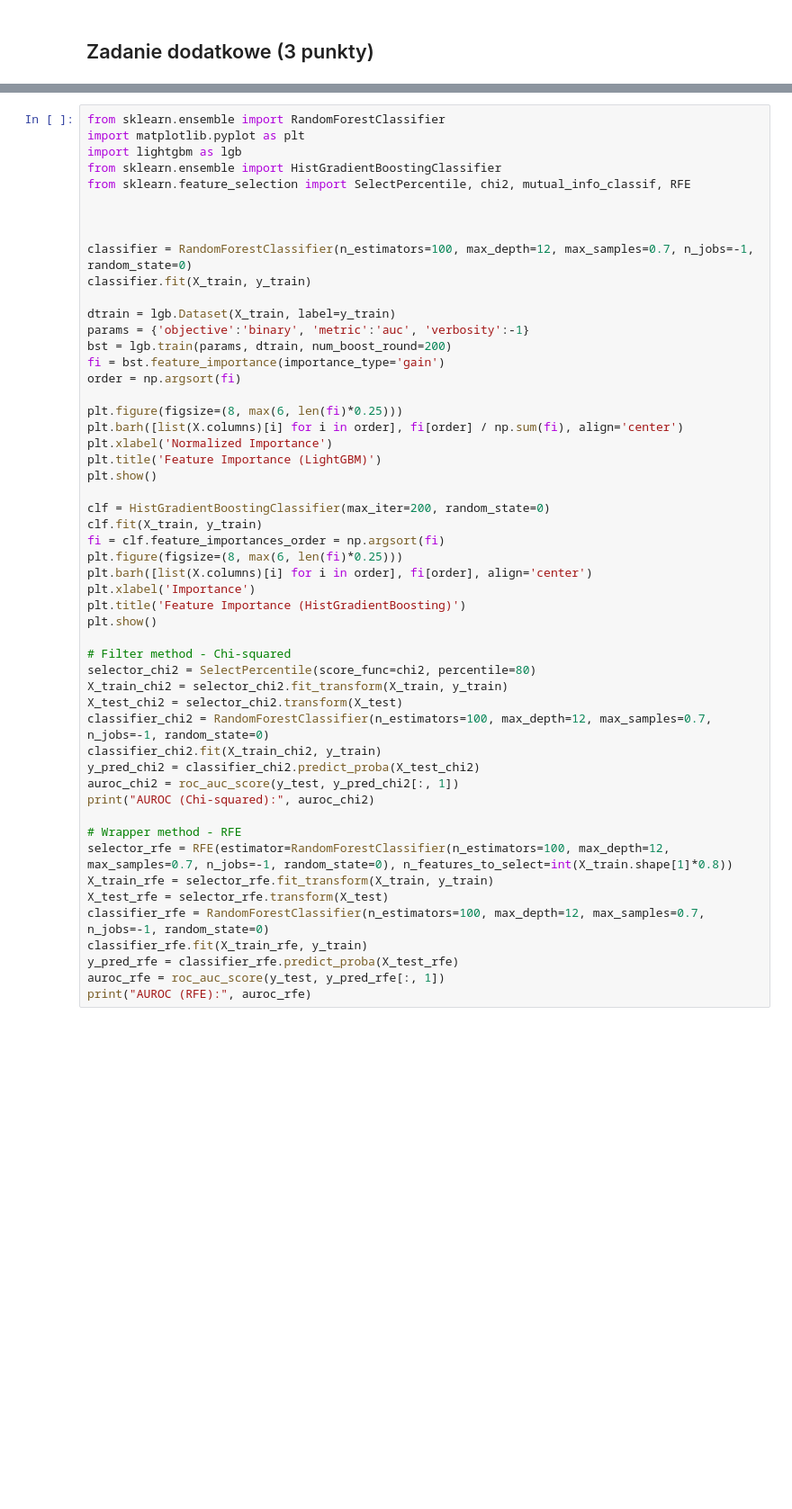
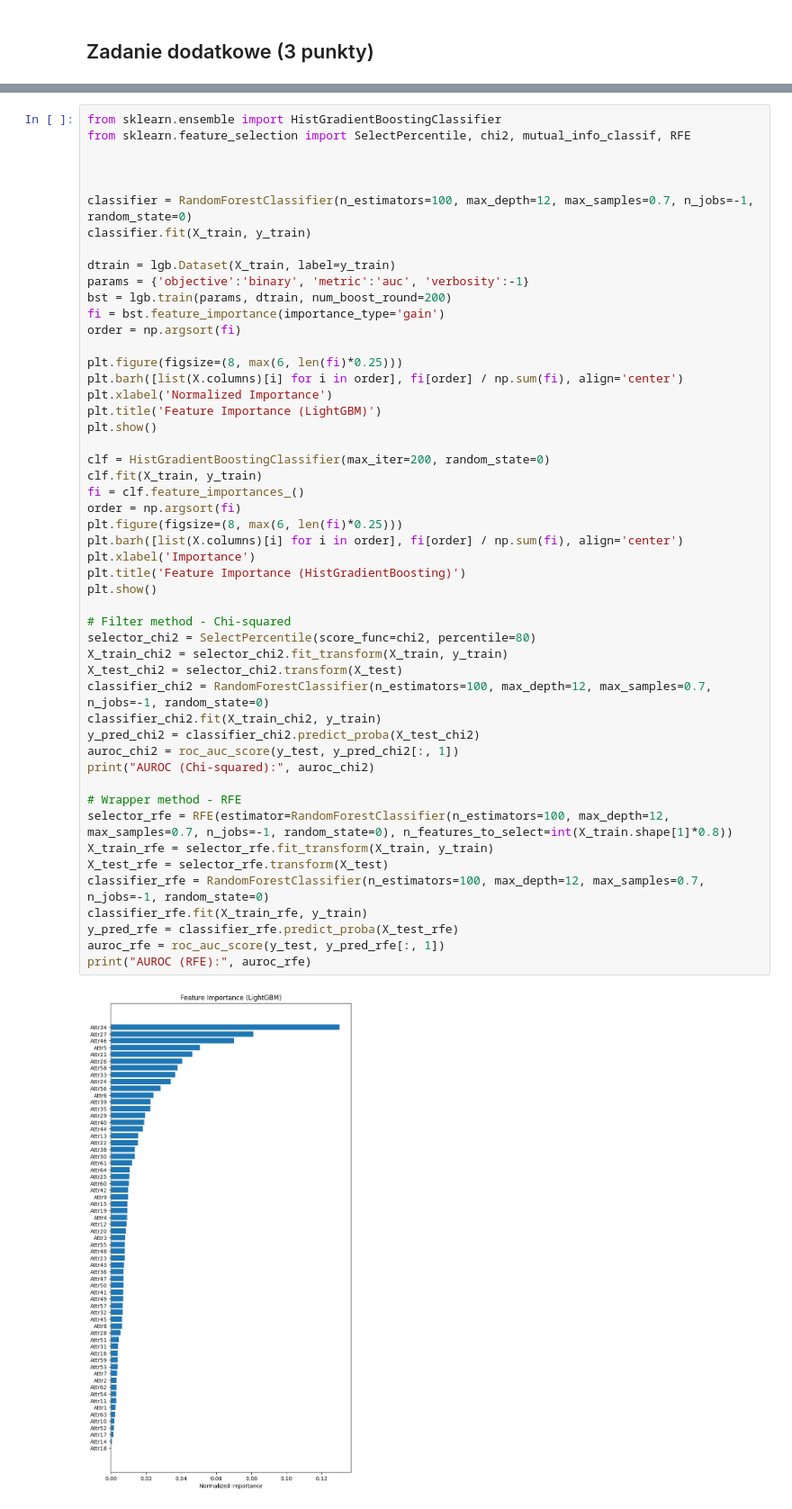
Before and after one commit to mateunow/sztuczna-inteligencja, a Jupyter notebook: lab2/lab_2.ipynb, the cells around one changed output, grey strips where cells are left out. Shown at 90% size. Saved outputs shown, nothing was run; the diff lists cells and outputs as text; blank space fills up the shorter version.

```diff
--- a/lab2/lab_2.ipynb
+++ b/lab2/lab_2.ipynb
@@ -671,9 +695,6 @@ Dla zainteresowanych, inne znane i bardzo dobre algorytmy:
 - Relief (filter method) oraz warianty, szczególnie ReliefF, SURF i MultiSURF (biblioteka `ReBATE`): [Wikipedia](https://en.wikipedia.org/wiki/Relief_(feature_selection)), [artykuł "Benchmarking Relief-Based Feature Selection Methods"](https://www.researchgate.net/publication/321307194_Benchmarking_Relief-Based_Feature_Selection_Methods)
 - Boruta (wrapper method), stworzony na Uniwersytecie Warszawskim, łączący Random Forest oraz testy statystyczne (biblioteka `boruta_py`): [link 1](https://towardsdatascience.com/boruta-explained-the-way-i-wish-someone-explained-it-to-me-4489d70e154a), [link 2](https://danielhomola.com/feature%20selection/phd/borutapy-an-all-relevant-feature-selection-method/)
 # %%
-from sklearn.ensemble import RandomForestClassifier
-import matplotlib.pyplot as plt
-import lightgbm as lgb
 from sklearn.ensemble import HistGradientBoostingClassifier
 from sklearn.feature_selection import SelectPercentile, chi2, mutual_info_classif, RFE
 
@@ -693,32 +714,35 @@ plt.barh([list(X.columns)[i] for i in order], fi[order] / np.sum(fi), align='cen
 plt.xlabel('Normalized Importance')
 plt.title('Feature Importance (LightGBM)')
 plt.show()
 
 clf = HistGradientBoostingClassifier(max_iter=200, random_state=0)
 clf.fit(X_train, y_train)
-fi = clf.feature_importances_order = np.argsort(fi)
+fi = clf.feature_importances_()
+order = np.argsort(fi)
 plt.figure(figsize=(8, max(6, len(fi)*0.25)))
-plt.barh([list(X.columns)[i] for i in order], fi[order], align='center')
+plt.barh([list(X.columns)[i] for i in order], fi[order] / np.sum(fi), align='center')
 plt.xlabel('Importance')
 plt.title('Feature Importance (HistGradientBoosting)')
 plt.show()
 
 # Filter method - Chi-squared
 selector_chi2 = SelectPercentile(score_func=chi2, percentile=80)
 X_train_chi2 = selector_chi2.fit_transform(X_train, y_train)
 X_test_chi2 = selector_chi2.transform(X_test)
 classifier_chi2 = RandomForestClassifier(n_estimators=100, max_depth=12, max_samples=0.7, n_jobs=-1, random_state=0)
 classifier_chi2.fit(X_train_chi2, y_train)
 y_pred_chi2 = classifier_chi2.predict_proba(X_test_chi2)
 auroc_chi2 = roc_auc_score(y_test, y_pred_chi2[:, 1])
 print("AUROC (Chi-squared):", auroc_chi2)
 
 # Wrapper method - RFE
 selector_rfe = RFE(estimator=RandomForestClassifier(n_estimators=100, max_depth=12, max_samples=0.7, n_jobs=-1, random_state=0), n_features_to_select=int(X_train.shape[1]*0.8))
 X_train_rfe = selector_rfe.fit_transform(X_train, y_train)
 X_test_rfe = selector_rfe.transform(X_test)
 classifier_rfe = RandomForestClassifier(n_estimators=100, max_depth=12, max_samples=0.7, n_jobs=-1, random_state=0)
 classifier_rfe.fit(X_train_rfe, y_train)
 y_pred_rfe = classifier_rfe.predict_proba(X_test_rfe)
 auroc_rfe = roc_auc_score(y_test, y_pred_rfe[:, 1])
 print("AUROC (RFE):", auroc_rfe)
+# %% [output]
+[figure, added]
```
Also changed, not shown: parts of 5 cells of this notebook.
